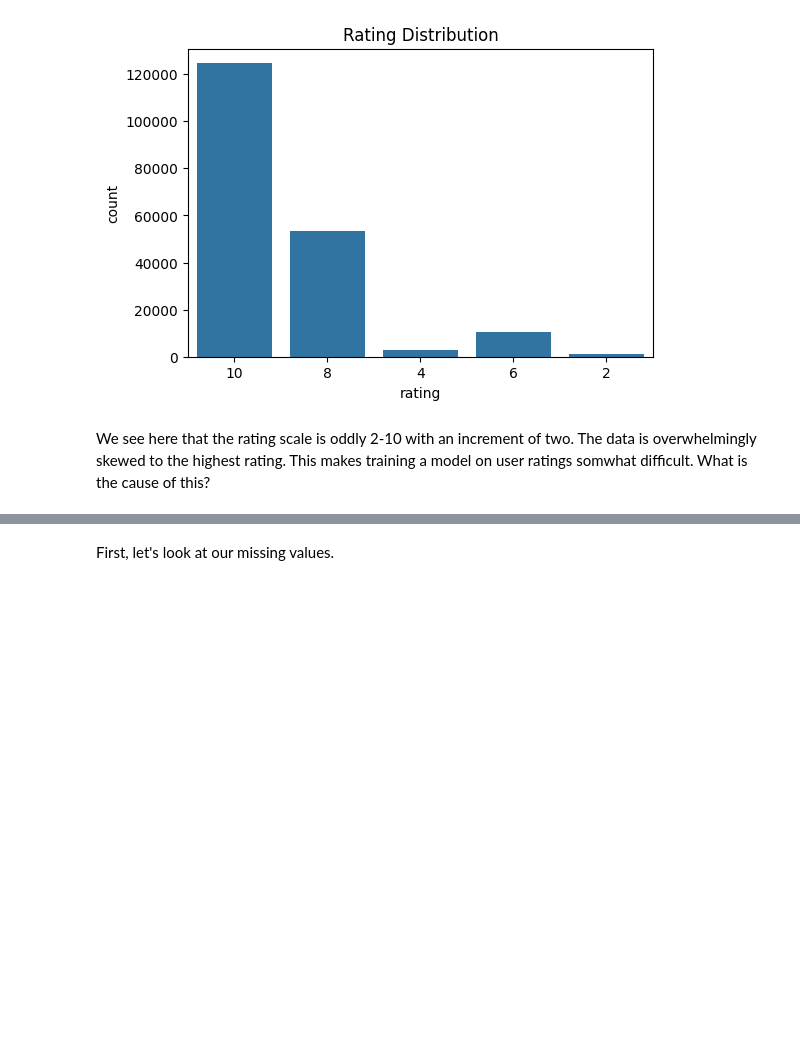
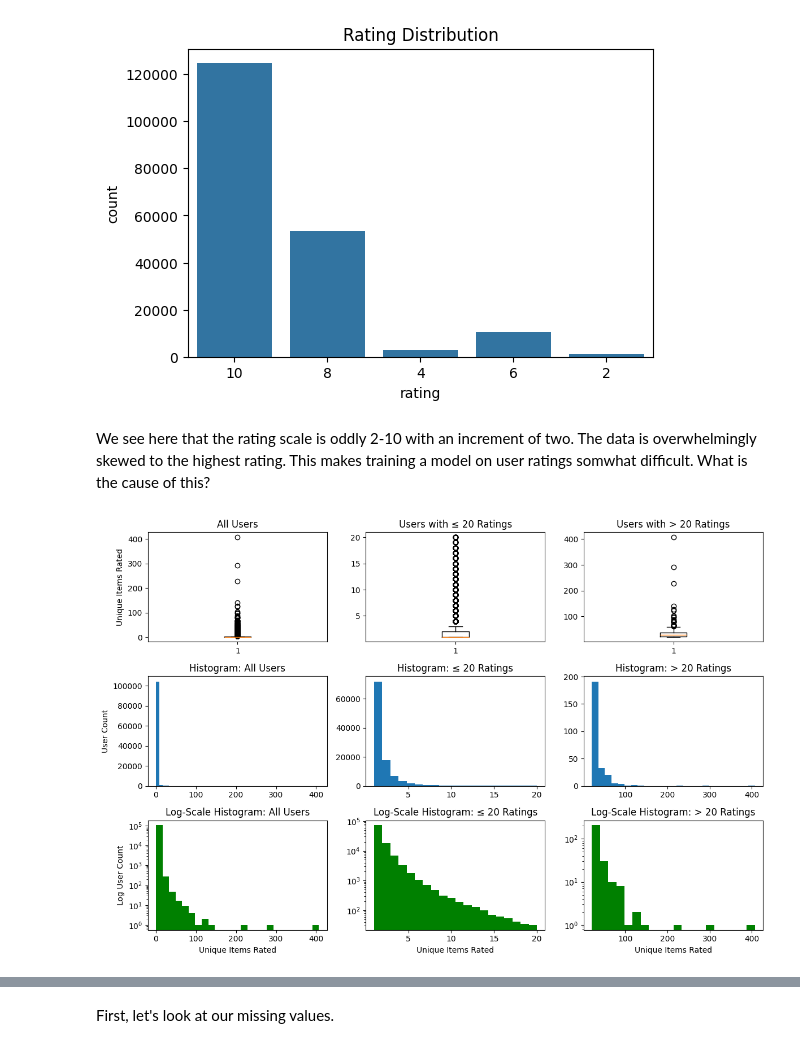
Before and after one commit to kpacker77/CSE158_Assign2, a Jupyter notebook: Assignment2.ipynb, the cells around one changed output, grey strips where cells are left out. Saved outputs shown, nothing was run; the diff lists cells and outputs as text; code cells hidden in the pictures; blank space fills up the shorter version.

Commit message:
Fixed and added graphs

```diff
--- a/Assignment2.ipynb
+++ b/Assignment2.ipynb
@@ -168,3 +128,69 @@ Number of transactions: 192544
 [figure]
 # %% [markdown]
 We see here that the rating scale is oddly 2-10 with an increment of two. The data is overwhelmingly skewed to the highest rating. This makes training a model on user ratings somwhat difficult. What is the cause of this?
+# %%
+# Count unique items rated per user
+user_item_counts = df.groupby("user_id")["item_id"].nunique()
+
+# Define subsets
+low = user_item_counts[user_item_counts <= 20]
+high = user_item_counts[user_item_counts > 20]
+
+# Set up 3 rows × 3 columns
+fig, axes = plt.subplots(3, 3, figsize=(12, 8))
+
+# ----------------------
+# Row 1 — Boxplots
+# ----------------------
+
+# 1. All users
+axes[0, 0].boxplot(user_item_counts, vert=True)
+axes[0, 0].set_title("All Users")
+axes[0, 0].set_ylabel("Unique Items Rated")
+
+# 2. ≤ 20 ratings
+axes[0, 1].boxplot(low, vert=True)
+axes[0, 1].set_title("Users with ≤ 20 Ratings")
+
+# 3. > 20 ratings
+axes[0, 2].boxplot(high, vert=True)
+axes[0, 2].set_title("Users with > 20 Ratings")
+
+# ----------------------
+# Row 2 — Normal Histograms
+# ----------------------
+
+axes[1, 0].hist(user_item_counts, bins=50)
+axes[1, 0].set_title("Histogram: All Users")
+axes[1, 0].set_ylabel("User Count")
+
+axes[1, 1].hist(low, bins=20)
+axes[1, 1].set_title("Histogram: ≤ 20 Ratings")
+
+axes[1, 2].hist(high, bins=25)
+axes[1, 2].set_title("Histogram: > 20 Ratings")
+
+# ----------------------
+# Row 3 — Log-Scaled Histograms
+# ----------------------
+
+axes[2, 0].hist(user_item_counts, bins=25, color='green')
+axes[2, 0].set_yscale("log")
+axes[2, 0].set_title("Log-Scale Histogram: All Users")
+axes[2, 0].set_xlabel("Unique Items Rated")
+axes[2, 0].set_ylabel("Log User Count")
+
+axes[2, 1].hist(low, bins=20, color='green')
+axes[2, 1].set_yscale("log")
+axes[2, 1].set_title("Log-Scale Histogram: ≤ 20 Ratings")
+axes[2, 1].set_xlabel("Unique Items Rated")
+
+axes[2, 2].hist(high, bins=20, color='green')
+axes[2, 2].set_yscale("log")
+axes[2, 2].set_title("Log-Scale Histogram: > 20 Ratings")
+axes[2, 2].set_xlabel("Unique Items Rated")
+
+plt.tight_layout()
+plt.show()
+# %% [output]
+[figure, added]
```
Also changed, not shown: parts of 25 cells of this notebook.
